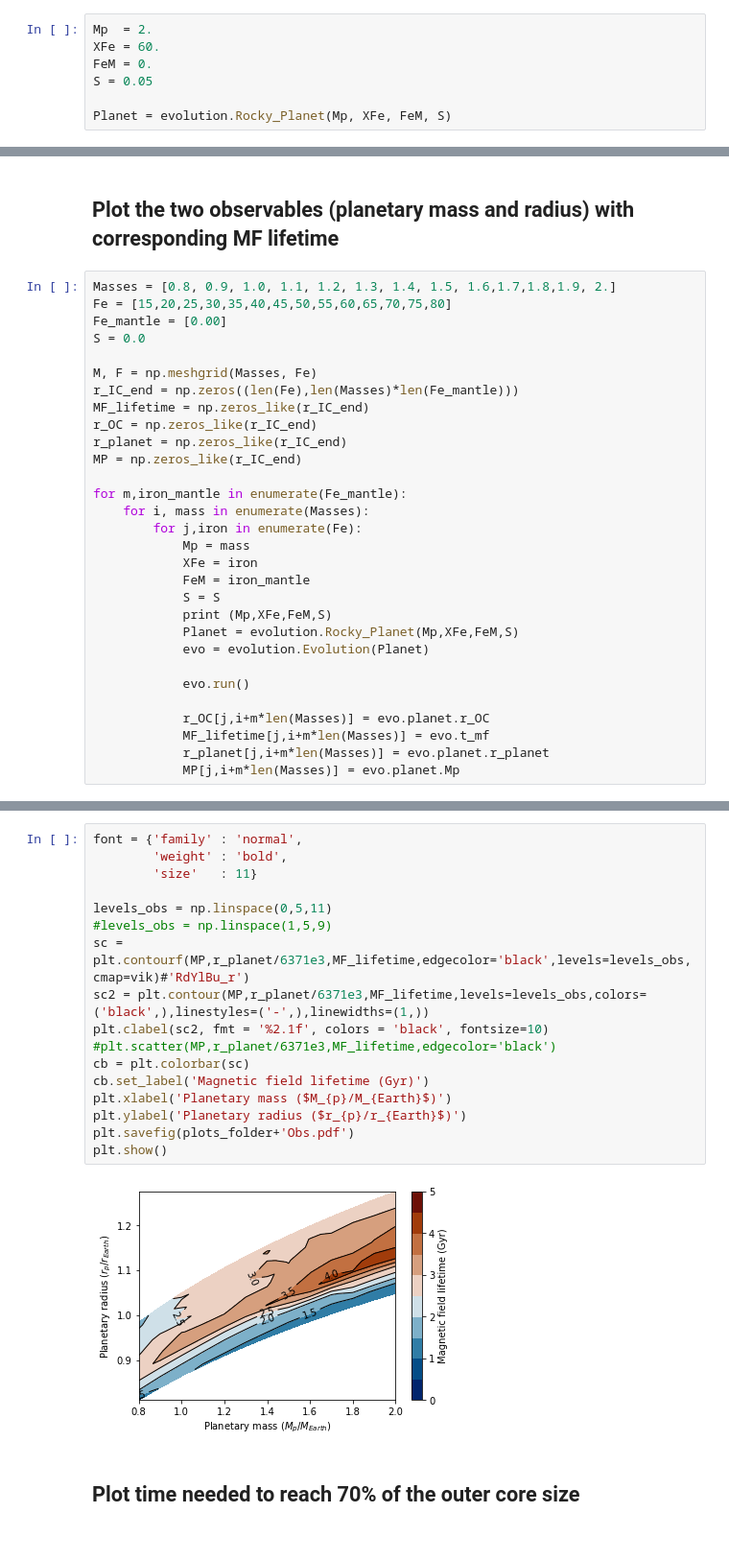
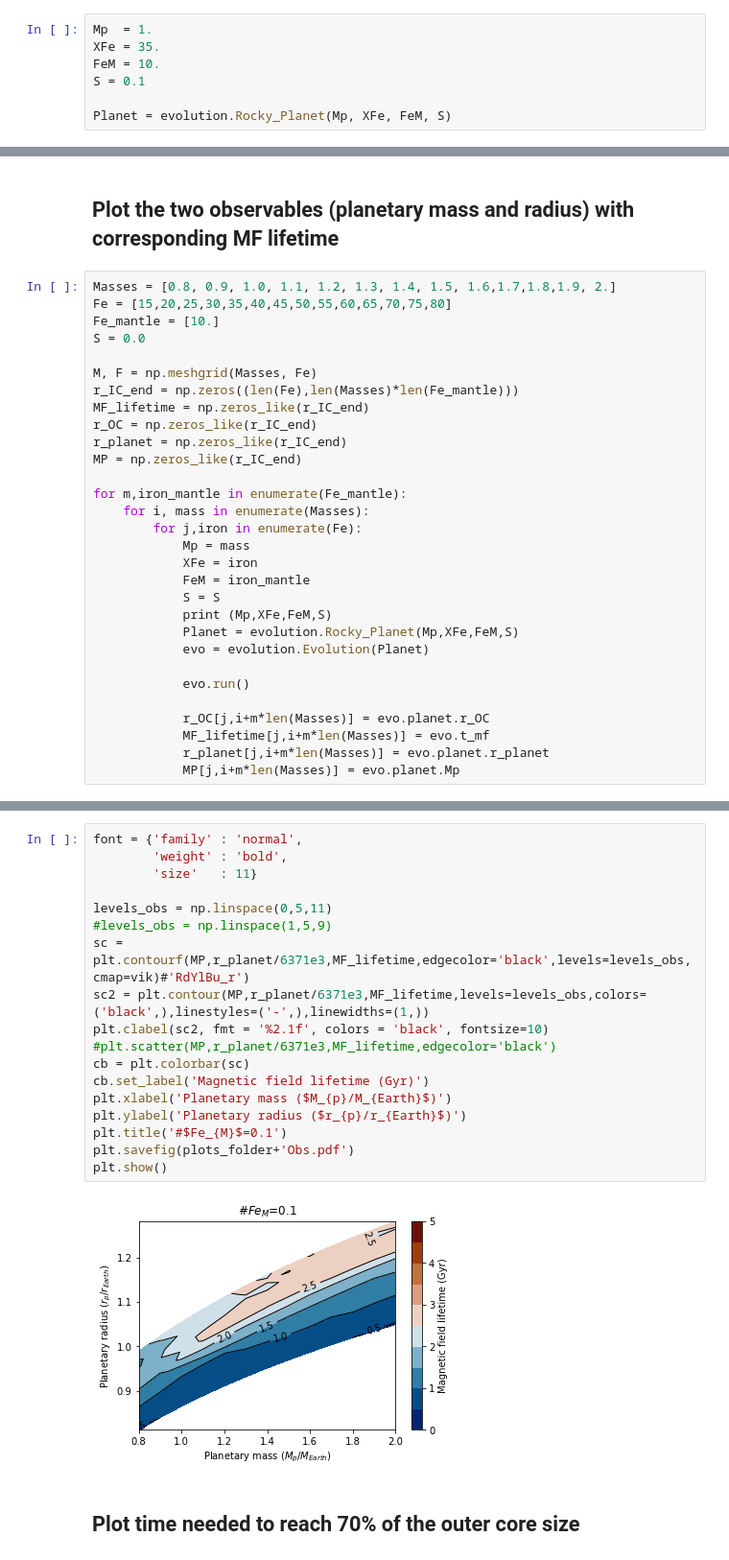
Before and after one commit to irenebonati/exo-cores, a Jupyter notebook: Planets_Evolution.ipynb, the cells around one changed output, grey strips where cells are left out. Shown at 96% size. Cells and saved outputs as stored; diff of their text form.

```diff
--- a/Planets_Evolution.ipynb
+++ b/Planets_Evolution.ipynb
@@ -49,10 +51,10 @@ bamako_r = reverse_colourmap(bamako)
 # %% [markdown]
 ## Look at one case with a given planetary mass, bulk and mantle iron content, and light element fraction
 # %%
-Mp  = 2.
-XFe = 60.
-FeM = 0.
-S = 0.05
+Mp  = 1.
+XFe = 35.
+FeM = 10.
+S = 0.1
 
 Planet = evolution.Rocky_Planet(Mp, XFe, FeM, S)
 # %%
@@ -318,7 +331,7 @@ plot_contourf(M,F,MF_lifetime,Masses,Fe,Fe_mantle,levels_MF,plots_folder,colorma
 # %%
 Masses = [0.8, 0.9, 1.0, 1.1, 1.2, 1.3, 1.4, 1.5, 1.6,1.7,1.8,1.9, 2.]
 Fe = [15,20,25,30,35,40,45,50,55,60,65,70,75,80]
-Fe_mantle = [0.00]
+Fe_mantle = [10.]
 S = 0.0
 
 M, F = np.meshgrid(Masses, Fe)
@@ -366,22 +379,23 @@ The magnetic field lifetime is 1.2000030 billion years.
 # %%
 font = {'family' : 'normal',
         'weight' : 'bold',
         'size'   : 11}
 
 levels_obs = np.linspace(0,5,11)
 #levels_obs = np.linspace(1,5,9)
 sc = plt.contourf(MP,r_planet/6371e3,MF_lifetime,edgecolor='black',levels=levels_obs,cmap=vik)#'RdYlBu_r')
 sc2 = plt.contour(MP,r_planet/6371e3,MF_lifetime,levels=levels_obs,colors=('black',),linestyles=('-',),linewidths=(1,))
 plt.clabel(sc2, fmt = '%2.1f', colors = 'black', fontsize=10)
 #plt.scatter(MP,r_planet/6371e3,MF_lifetime,edgecolor='black')
 cb = plt.colorbar(sc)
 cb.set_label('Magnetic field lifetime (Gyr)')
 plt.xlabel('Planetary mass ($M_{p}/M_{Earth}$)')
 plt.ylabel('Planetary radius ($r_{p}/r_{Earth}$)')
+plt.title('#$Fe_{M}$=0.1')
 plt.savefig(plots_folder+'Obs.pdf')
 plt.show()
 # %% [output]
-[figure, old version]
+[figure, new version]
 # %% [markdown]
 ## Plot time needed to reach 70% of the outer core size
 # %%
```
Also changed, not shown: parts of 21 cells of this notebook, 7 other files.
